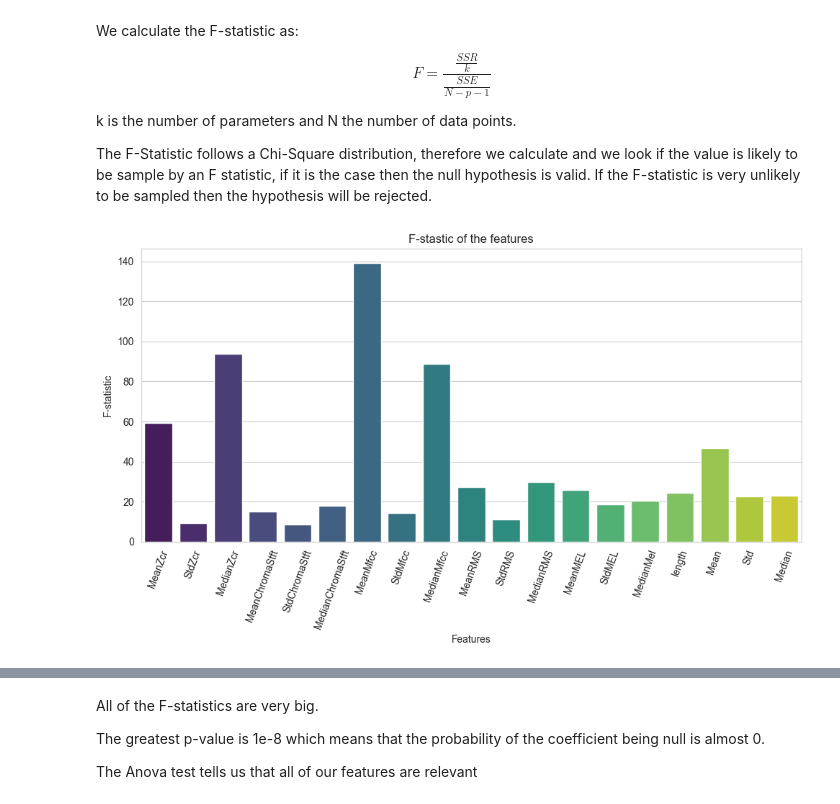
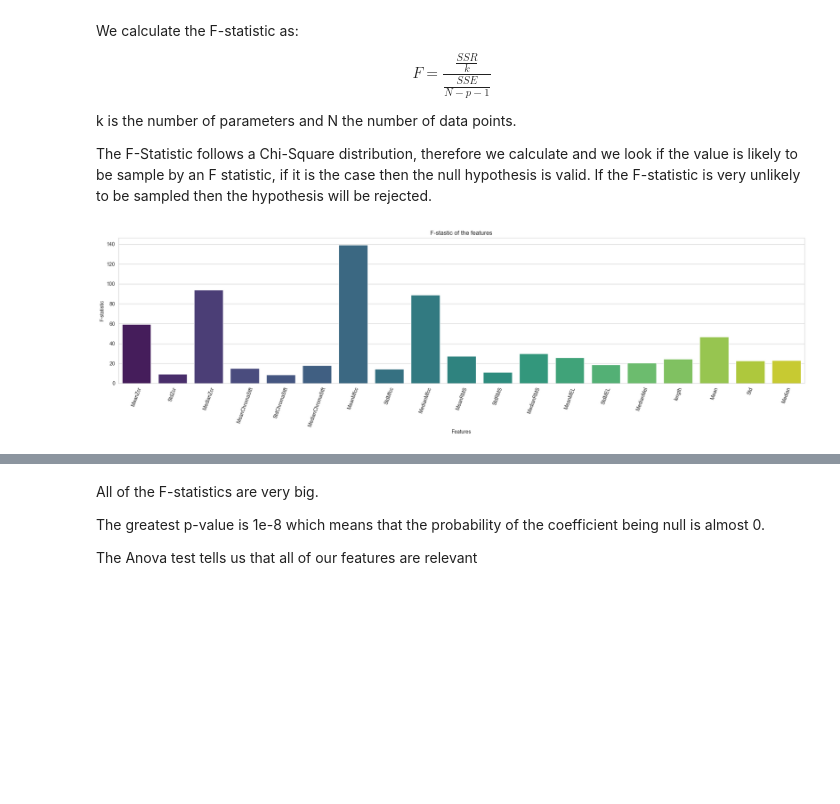
Before and after one commit to bonells96/speech_emotion_classification, a Jupyter notebook: Report_SER.ipynb, the cells around one changed output, grey strips where cells are left out. Drawn from its saved outputs; the diff is of its cells as text; code cells hidden in the pictures; blank space fills up the shorter version.

```diff
--- a/Report_SER.ipynb
+++ b/Report_SER.ipynb
@@ -277,17 +324,17 @@ The F-Statistic follows a Chi-Square distribution, therefore we calculate and we
 # %%
 feature_names = list(extract_features.features.keys())
 
 from sklearn.feature_selection import f_classif
 f_value = f_classif(X_train, y_train)
 
 
-plt.figure(figsize=(10, 6))
-sns.barplot(x=feature_names, y=f_value[0], palette="viridis")
+plt.figure(figsize=(20, 6))
+sns.barplot(x =feature_names, y=f_value[0], palette="viridis")
 plt.xlabel('Features')
 plt.ylabel('F-statistic')
 plt.title('F-stastic of the features')
 plt.xticks(rotation=70)
 plt.tight_layout()
 # %% [output]
-[figure, old version]
+[figure, new version]
 # %%
```
Also changed, not shown: parts of 21 cells of this notebook, 7 other files.
